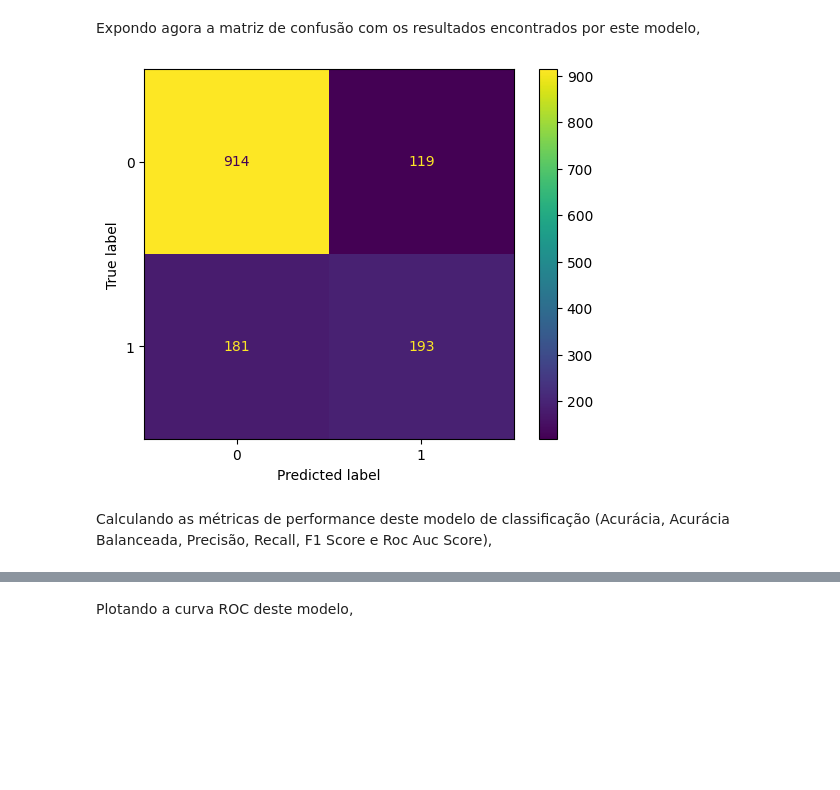
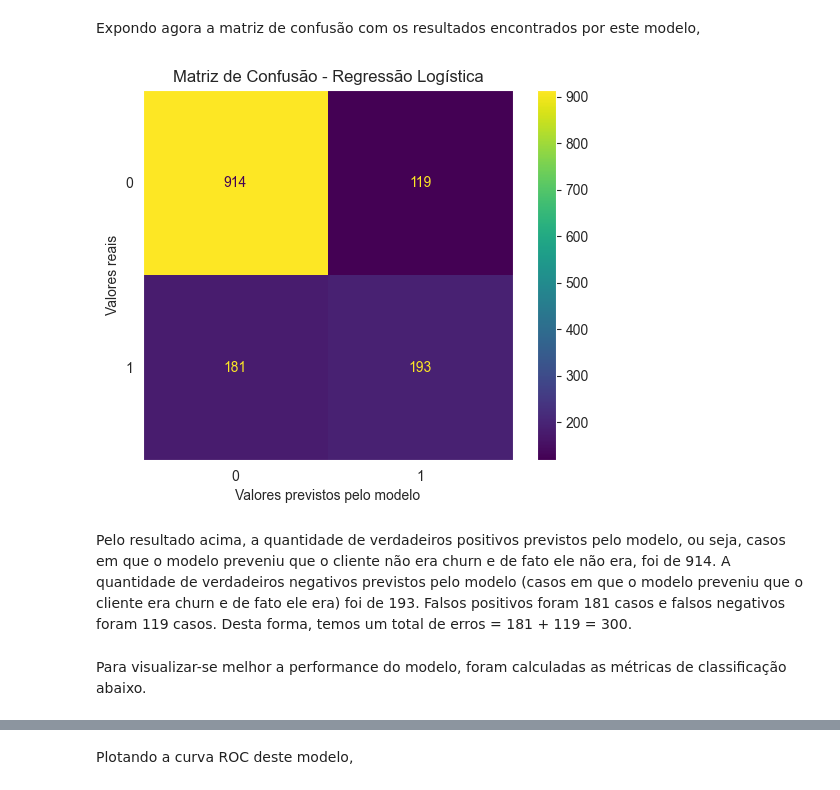
Before and after one commit to rfprates/modelo_classificacao_analise_churn, a Jupyter notebook: modelo_classificacao_churn.ipynb, the cells around one changed output, grey strips where cells are left out. Saved outputs shown, nothing was run; the diff lists cells and outputs as text; code cells hidden in the pictures; blank space fills up the shorter version.

```diff
--- a/modelo_classificacao_churn.ipynb
+++ b/modelo_classificacao_churn.ipynb
@@ -405,15 +403,21 @@ Expondo agora a matriz de confusão com os resultados encontrados por este model
 # %%
 # calculando a matriz de confusão
 cm = confusion_matrix(y_true = y_test, y_pred = y_pred_lr, labels = lr_model.classes_)
 
 # exibindo-a na tela
 disp = ConfusionMatrixDisplay(confusion_matrix = cm, display_labels = lr_model.classes_)
 disp.plot()
+plt.title('Matriz de Confusão - Regressão Logística')
+plt.ylabel('Valores reais')
+plt.xlabel('Valores previstos pelo modelo')
+plt.grid(visible = False)
 plt.show()
 # %% [output]
-[figure, old version]
+[figure, new version]
-# %% [markdown]
-Calculando as métricas de performance deste modelo de classificação (Acurácia, Acurácia Balanceada, Precisão, Recall, F1 Score e Roc Auc Score),
+# %% [markdown]
+Pelo resultado acima, a quantidade de verdadeiros positivos previstos pelo modelo, ou seja, casos em que o modelo preveniu que o cliente não era churn e de fato ele não era, foi de 914. A quantidade de verdadeiros negativos previstos pelo modelo (casos em que o modelo preveniu que o cliente era churn e de fato ele era) foi de 193. Falsos positivos foram 181 casos e falsos negativos foram 119 casos. Desta forma, temos um total de erros = 181 + 119 = 300.
+# %% [markdown]
+Para visualizar-se melhor a performance do modelo, foram calculadas as métricas de classificação abaixo.
 # %%
 print(f'Acurácia Treino: {accuracy_score(y_train, lr_model.predict(x_train))}')
 print(f'Acurácia Teste: {accuracy_score(y_test, y_pred_lr)}')
```
Also changed, not shown: parts of 16 cells of this notebook.
